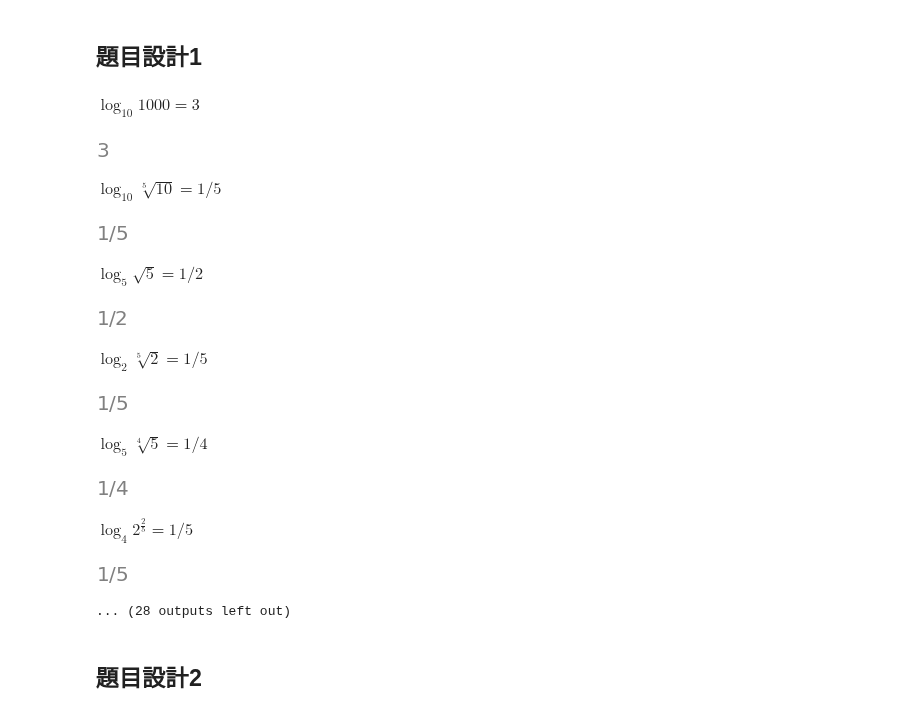
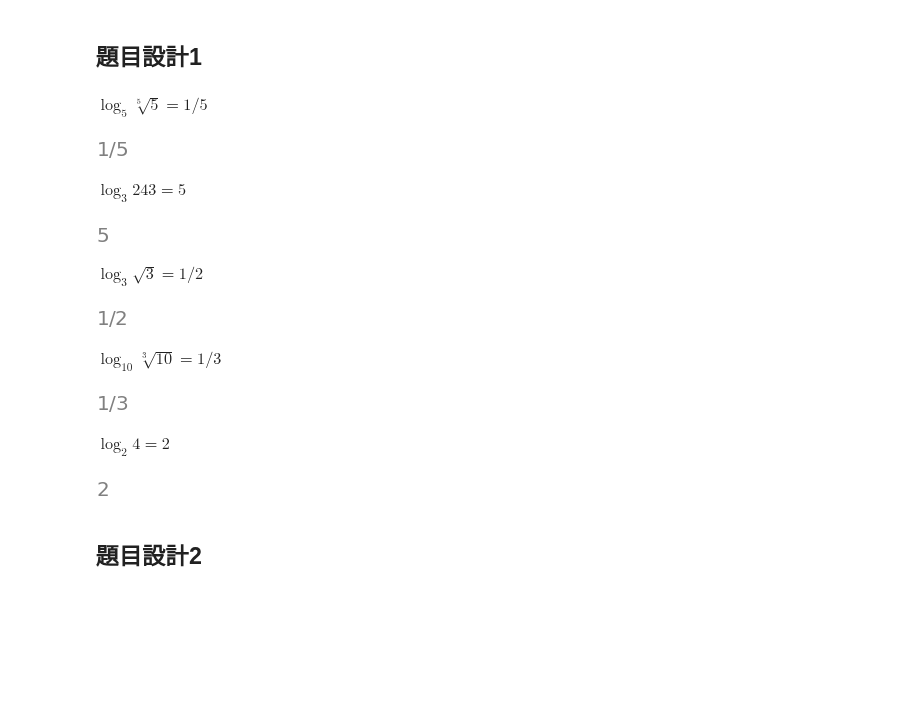
Before and after one commit to eddylin2015/mathsym, a Jupyter notebook: PF404對數運算基礎.ipynb, the cells around one changed output. Cells and saved outputs as stored; diff of their text form; code cells hidden in the pictures; blank space fills up the shorter version.

```diff
--- a/PF404對數運算基礎.ipynb
+++ b/PF404對數運算基礎.ipynb
@@ -145,38 +145,35 @@ $\log_{10} (\frac{L1}{L6})=\frac{−5}{−2.5}=2$
 # %%
 import sympy as sp
 import random
 from sympy import I, pi, E
 from IPython.display import Latex,HTML,Markdown
 sp.init_printing("mathjax")                       #sp.init_printing()  168
 x,y,z = sp.symbols('x,y,z',positive=True)
 a, n = sp.symbols('a n',real=True)
 base_=[2,3,4,5,10]
 val_=[2,3,4,5,sp.Rational(1,2),sp.Rational(1,3),sp.Rational(1,4),sp.Rational(1,5)]
-for i in range(20):
+for i in range(5):
     b=random.choice(base_)
     c=random.choice(val_)
     d=b**c
     St=r"\log_{%s}{%s}" %(b,sp.latex(d))
     Val=c
     SSt=sp.log(d,b)  # log(x)
     #display(SSt)
     #display(sp.logcombine(SSt))
     display(Latex(f"$   {St} = {c} $" ))
     display(sp.expand_log(SSt))
 # %% [output]
-$   \log_{10}{1000} = 3 $
+$   \log_{5}{\sqrt[5]{5}} = 1/5 $
-[figure, old version]
+[figure, new version]
-$   \log_{10}{\sqrt[5]{10}} = 1/5 $
+$   \log_{3}{243} = 5 $
-[figure, old version]
+[figure, new version]
-$   \log_{5}{\sqrt{5}} = 1/2 $
+$   \log_{3}{\sqrt{3}} = 1/2 $
 [figure]
-$   \log_{2}{\sqrt[5]{2}} = 1/5 $
+$   \log_{10}{\sqrt[3]{10}} = 1/3 $
 [figure]
-$   \log_{5}{\sqrt[4]{5}} = 1/4 $
+$   \log_{2}{4} = 2 $
-[figure, old version]
+[figure, new version]
-$   \log_{4}{2^{\frac{2}{5}}} = 1/5 $
-[figure, removed]
-... (28 outputs left out)
 # %% [markdown]
 ## 題目設計2
 # %%
```
Also changed, not shown: parts of 3 cells of this notebook, 4 other files.
